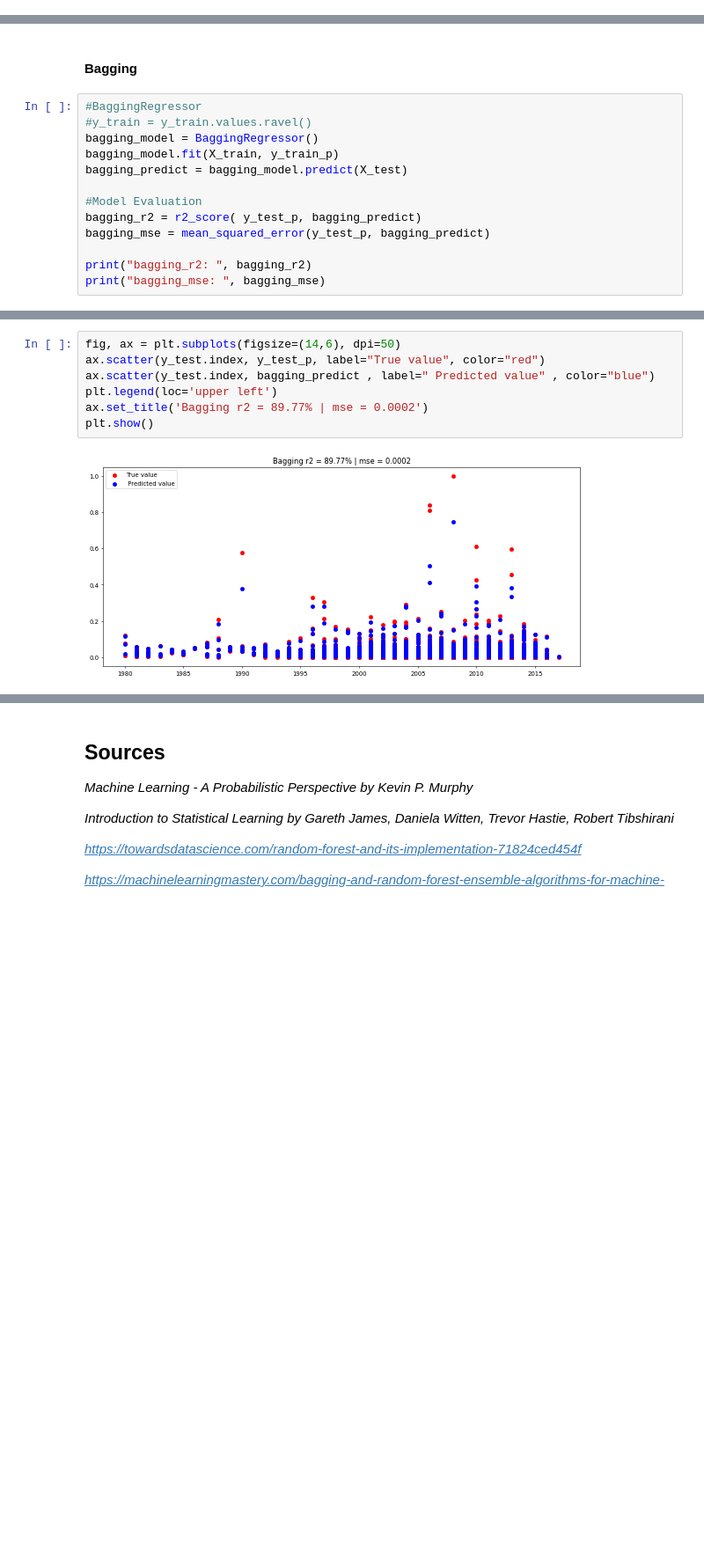
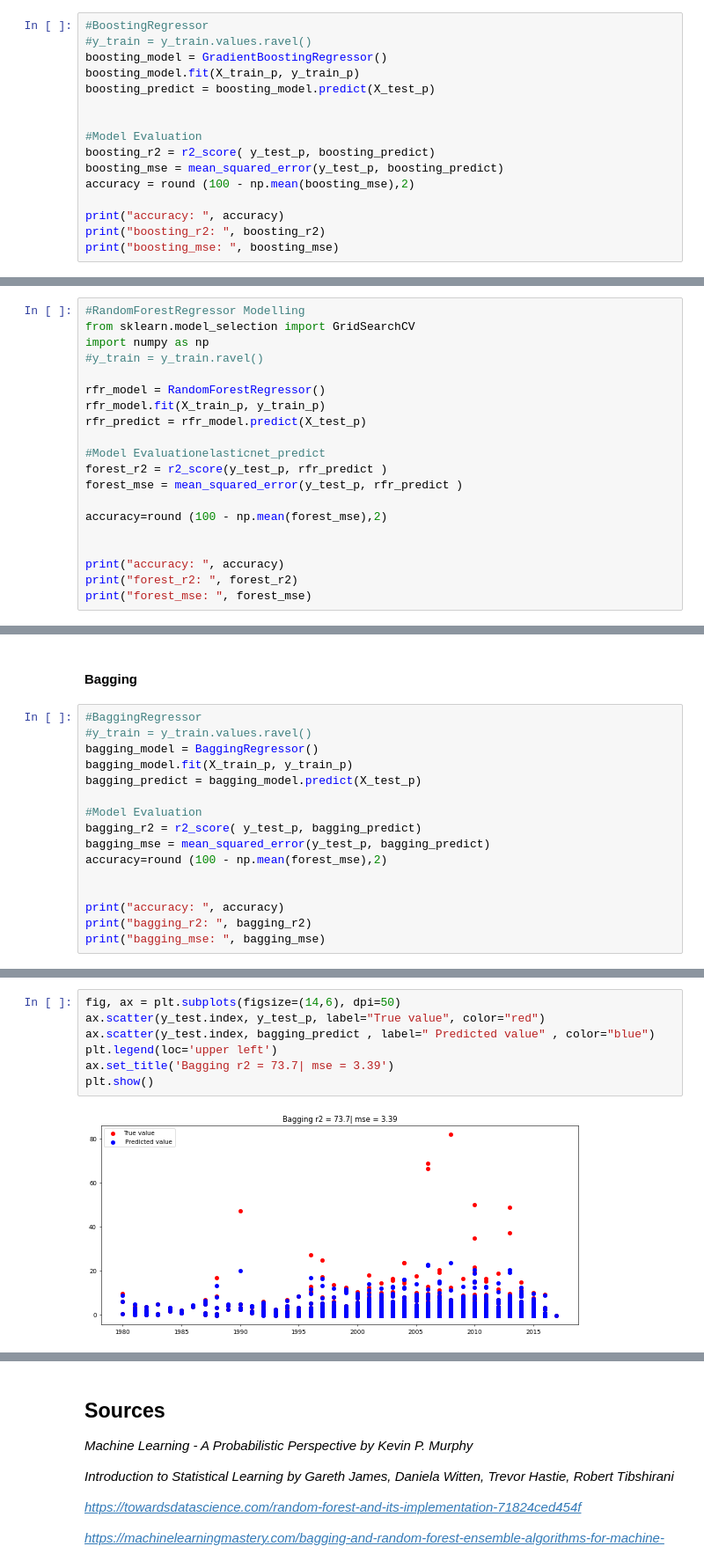
Before and after one commit to RageJohnny/algo_seminararbeit, a Jupyter notebook: TreeBased Models.ipynb, the cells around one changed output, grey strips where cells are left out. Shown: that part at 88% size. Drawn from its saved outputs; the diff is of its cells as text; blank space fills up the shorter version.

```diff
--- a/TreeBased Models.ipynb
+++ b/TreeBased Models.ipynb
@@ -291,0 +312,16 @@ plt.show()
+# %%
+#BoostingRegressor
+#y_train = y_train.values.ravel()
+boosting_model = GradientBoostingRegressor()
+boosting_model.fit(X_train_p, y_train_p)
+boosting_predict = boosting_model.predict(X_test_p)
+
+
+#Model Evaluation
+boosting_r2 = r2_score( y_test_p, boosting_predict)
+boosting_mse = mean_squared_error(y_test_p, boosting_predict)
+accuracy = round (100 - np.mean(boosting_mse),2)
+
+print("accuracy: ", accuracy)
+print("boosting_r2: ", boosting_r2)
+print("boosting_mse: ", boosting_mse)
@@ -291,0 +372,20 @@ plt.show()
+# %%
+#RandomForestRegressor Modelling
+from sklearn.model_selection import GridSearchCV
+import numpy as np
+#y_train = y_train.ravel()
+
+rfr_model = RandomForestRegressor()
+rfr_model.fit(X_train_p, y_train_p)
+rfr_predict = rfr_model.predict(X_test_p)
+
+#Model Evaluationelasticnet_predict
+forest_r2 = r2_score(y_test_p, rfr_predict )
+forest_mse = mean_squared_error(y_test_p, rfr_predict )
+
+accuracy=round (100 - np.mean(forest_mse),2)
+
+
+print("accuracy: ", accuracy)
+print("forest_r2: ", forest_r2)
+print("forest_mse: ", forest_mse)
@@ -295,13 +435,16 @@ plt.show()
 #BaggingRegressor
 #y_train = y_train.values.ravel()
 bagging_model = BaggingRegressor()
-bagging_model.fit(X_train, y_train_p)
-bagging_predict = bagging_model.predict(X_test)
+bagging_model.fit(X_train_p, y_train_p)
+bagging_predict = bagging_model.predict(X_test_p)
 
 #Model Evaluation
 bagging_r2 = r2_score( y_test_p, bagging_predict)
 bagging_mse = mean_squared_error(y_test_p, bagging_predict)
+accuracy=round (100 - np.mean(forest_mse),2)
 
+
+print("accuracy: ", accuracy)
 print("bagging_r2: ", bagging_r2)
 print("bagging_mse: ", bagging_mse)
 # %% [output]
@@ -312,9 +456,9 @@ bagging_mse:  0.00019499580156421694
 # %%
 fig, ax = plt.subplots(figsize=(14,6), dpi=50)
 ax.scatter(y_test.index, y_test_p, label="True value", color="red")
 ax.scatter(y_test.index, bagging_predict , label=" Predicted value" , color="blue")
 plt.legend(loc='upper left')
-ax.set_title('Bagging r2 = 89.77% | mse = 0.0002')
+ax.set_title('Bagging r2 = 73.7| mse = 3.39')
 plt.show()
 # %% [output]
-[figure, old version]
+[figure, new version]
```
Also changed, not shown: parts of 50 cells of this notebook, 6 other files.
